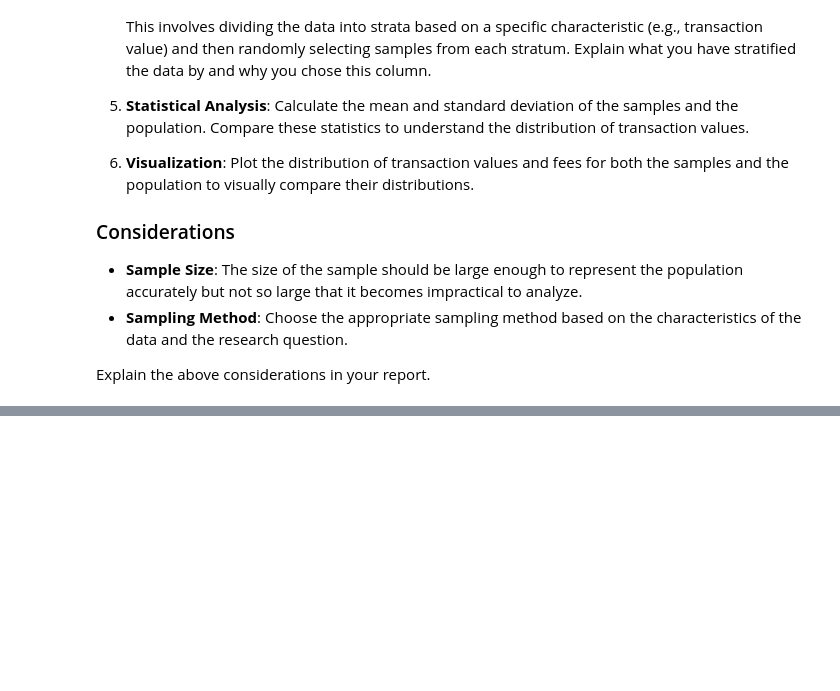
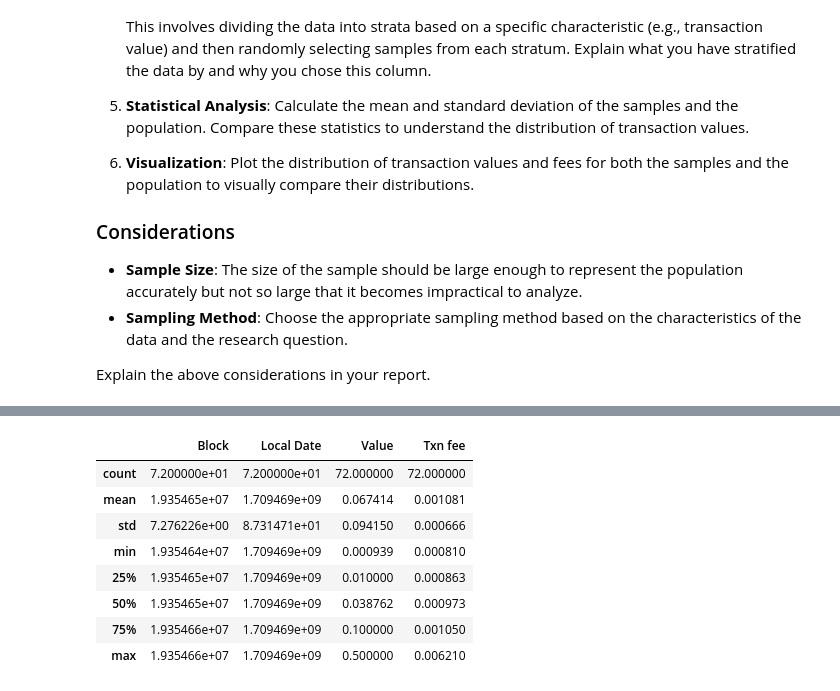
Before and after one commit to Hadi-loo/Introduction-to-Data-Science-Course, a Jupyter notebook: CA0. Web Scrapping/web scrapping.ipynb, the cells around one changed output, grey strips where cells are left out. Saved outputs shown, nothing was run; the diff lists cells and outputs as text; code cells hidden in the pictures; blank space fills up the shorter version.

```diff
--- a/CA0. Web Scrapping/web scrapping.ipynb
+++ b/CA0. Web Scrapping/web scrapping.ipynb
@@ -651,0 +619,14 @@ Explain the above considerations in your report.
+# %%
+# stratified sampling
+stratified_sample = df.groupby('Value', group_keys=False).apply(lambda x: x.sample(frac=0.2))
+stratified_sample.describe()
+# %% [output]
+|  | Block | Local Date | Value | Txn fee |
+| count | 7.200000e+01 | 7.200000e+01 | 72.000000 | 72.000000 |
+| mean | 1.935465e+07 | 1.709469e+09 | 0.067414 | 0.001081 |
+| std | 7.276226e+00 | 8.731471e+01 | 0.094150 | 0.000666 |
+| min | 1.935464e+07 | 1.709469e+09 | 0.000939 | 0.000810 |
+| 25% | 1.935465e+07 | 1.709469e+09 | 0.010000 | 0.000863 |
+| 50% | 1.935465e+07 | 1.709469e+09 | 0.038762 | 0.000973 |
+| 75% | 1.935466e+07 | 1.709469e+09 | 0.100000 | 0.001050 |
+| max | 1.935466e+07 | 1.709469e+09 | 0.500000 | 0.006210 |
```
Also changed, not shown: parts of 14 cells of this notebook.
